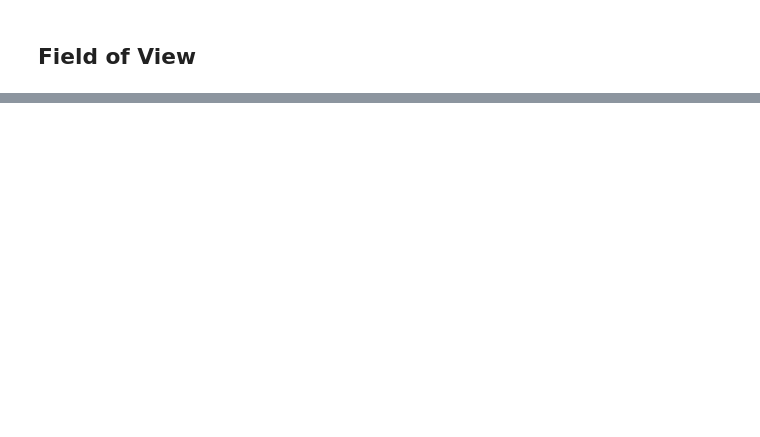
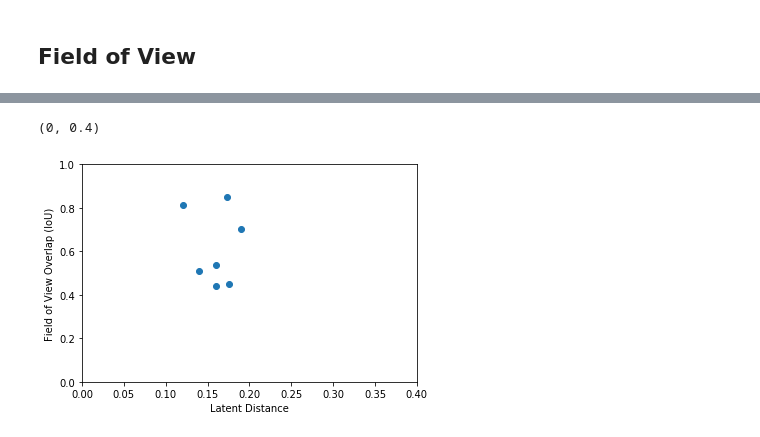
Before and after one commit to Holstrup/PlaceRecognition, a Jupyter notebook: notebooks/Correlation Plots.ipynb, the cells around one changed output, grey strips where cells are left out. Drawn from its saved outputs; the diff is of its cells as text; code cells hidden in the pictures; blank space fills up the shorter version.

```diff
--- a/notebooks/Correlation Plots.ipynb
+++ b/notebooks/Correlation Plots.ipynb
@@ -551,0 +555,9 @@ plt.xlim((0, 30))
+# %%
+plt.scatter(emb[seed][:len(ious)], ious)
+plt.ylabel('Field of View Overlap (IoU)')
+plt.xlabel('Latent Distance')
+plt.ylim((0, 1))
+plt.xlim((0, 0.4))
+# %% [output]
+(0, 0.4)
+[figure, added]
```
Also changed, not shown: parts of 5 cells of this notebook, 3 other files.
